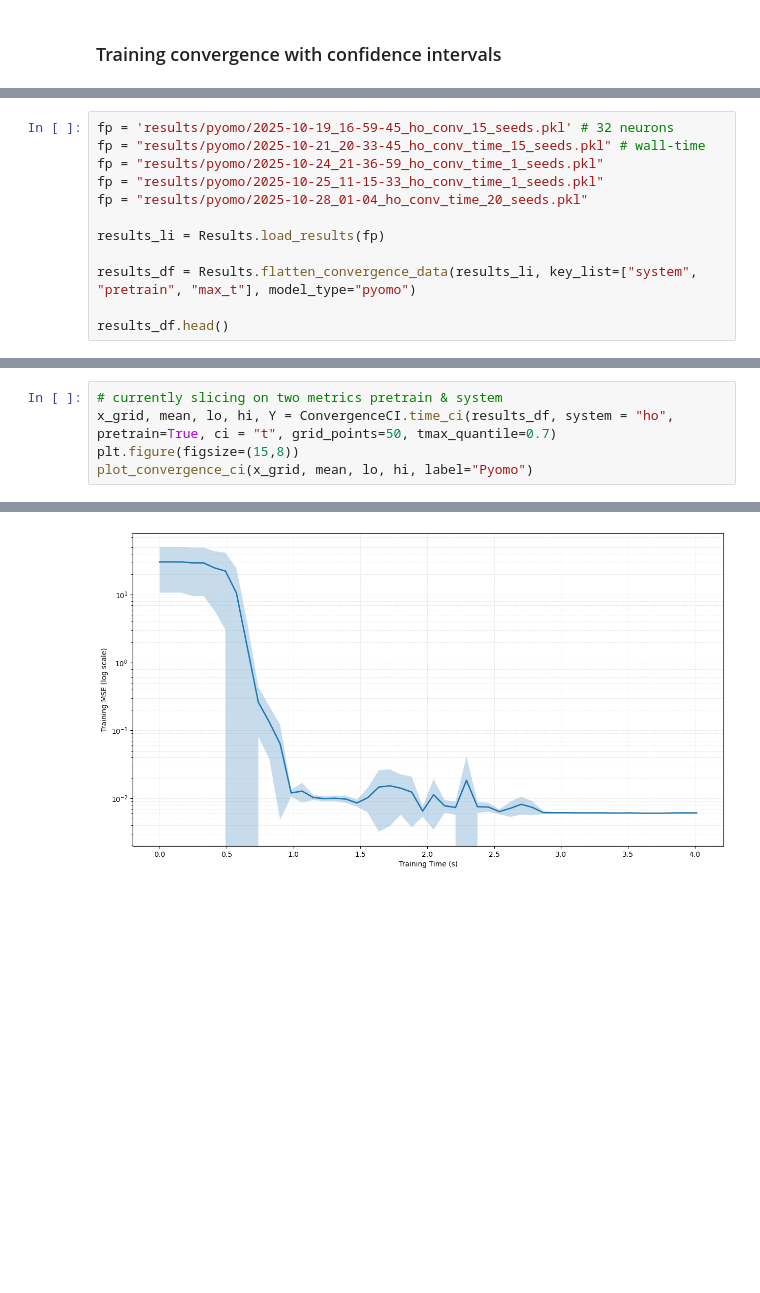
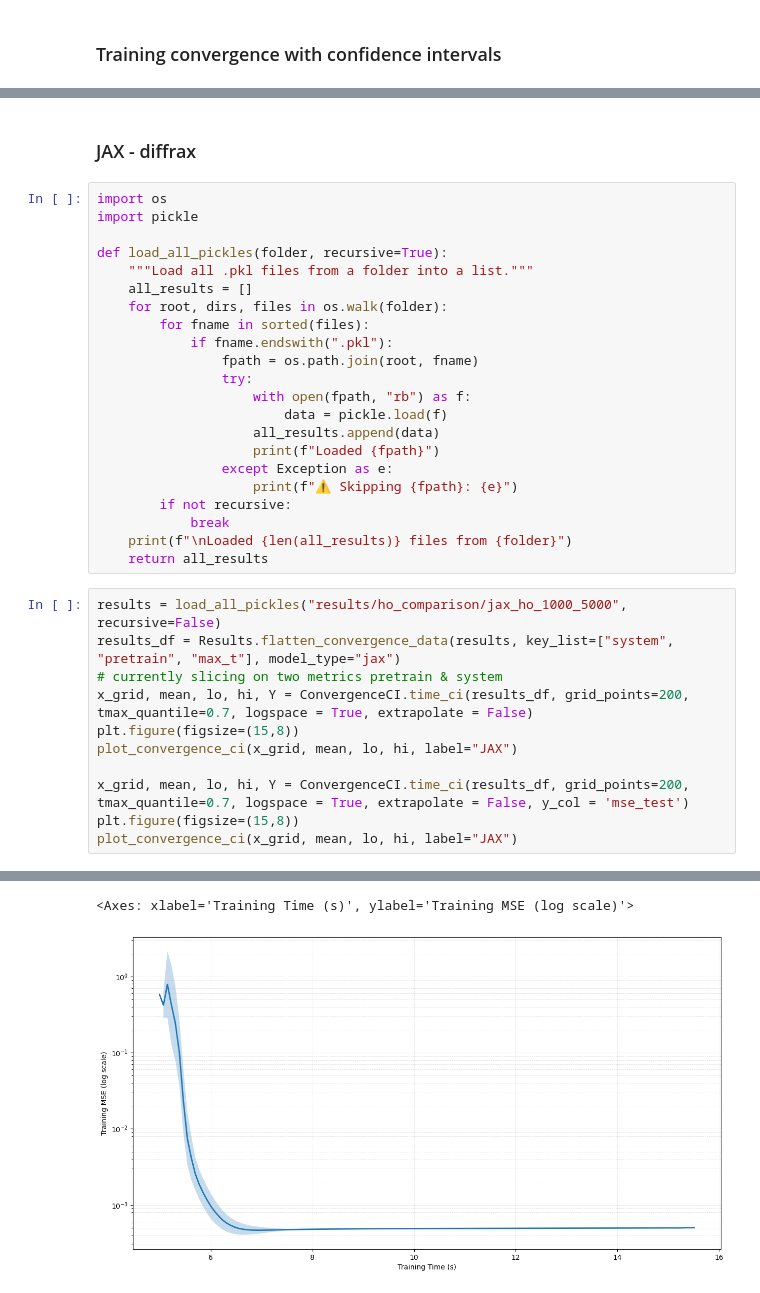
Before and after one commit to mariashapo/NODE, a Jupyter notebook: src/analysis/synthetic/training_conv_ci.ipynb, the cells around one changed output, grey strips where cells are left out. Drawn from its saved outputs; the diff is of its cells as text; blank space fills up the shorter version.

```diff
--- a/src/analysis/synthetic/training_conv_ci.ipynb
+++ b/src/analysis/synthetic/training_conv_ci.ipynb
@@ -143,12 +113,0 @@ plot_convergence_ci(x_grid, mean, lo, hi, label="Pytorch")
-# %%
-fp = 'results/pyomo/2025-10-19_16-59-45_ho_conv_15_seeds.pkl' # 32 neurons
-fp = "results/pyomo/2025-10-21_20-33-45_ho_conv_time_15_seeds.pkl" # wall-time
-fp = "results/pyomo/2025-10-24_21-36-59_ho_conv_time_1_seeds.pkl"
-fp = "results/pyomo/2025-10-25_11-15-33_ho_conv_time_1_seeds.pkl"
-fp = "results/pyomo/2025-10-28_01-04_ho_conv_time_20_seeds.pkl"
-
-results_li = Results.load_results(fp)
-
-results_df = Results.flatten_convergence_data(results_li, key_list=["system", "pretrain", "max_t"], model_type="pyomo")
-
-results_df.head()
@@ -162,6 +119,36 @@ results_df.head()
+# %% [markdown]
+### JAX - diffrax
+# %%
+import os
+import pickle
+
+def load_all_pickles(folder, recursive=True):
+    """Load all .pkl files from a folder into a list."""
+    all_results = []
+    for root, dirs, files in os.walk(folder):
+        for fname in sorted(files):
+            if fname.endswith(".pkl"):
+                fpath = os.path.join(root, fname)
+                try:
+                    with open(fpath, "rb") as f:
+                        data = pickle.load(f)
+                    all_results.append(data)
+                    print(f"Loaded {fpath}")
+                except Exception as e:
+                    print(f"⚠️ Skipping {fpath}: {e}")
+        if not recursive:
+            break
+    print(f"\nLoaded {len(all_results)} files from {folder}")
+    return all_results
 # %%
+results = load_all_pickles("results/ho_comparison/jax_ho_1000_5000", recursive=False)
+results_df = Results.flatten_convergence_data(results, key_list=["system", "pretrain", "max_t"], model_type="jax")
 # currently slicing on two metrics pretrain & system
-x_grid, mean, lo, hi, Y = ConvergenceCI.time_ci(results_df, system = "ho", pretrain=True, ci = "t", grid_points=50, tmax_quantile=0.7)
+x_grid, mean, lo, hi, Y = ConvergenceCI.time_ci(results_df, grid_points=200, tmax_quantile=0.7, logspace = True, extrapolate = False)
 plt.figure(figsize=(15,8))
-plot_convergence_ci(x_grid, mean, lo, hi, label="Pyomo")
+plot_convergence_ci(x_grid, mean, lo, hi, label="JAX")
+
+x_grid, mean, lo, hi, Y = ConvergenceCI.time_ci(results_df, grid_points=200, tmax_quantile=0.7, logspace = True, extrapolate = False, y_col = 'mse_test')
+plt.figure(figsize=(15,8))
+plot_convergence_ci(x_grid, mean, lo, hi, label="JAX")
 # %% [output]
@@ -169 +172,2 @@ plot_convergence_ci(x_grid, mean, lo, hi, label="Pyomo")
+<Axes: xlabel='Training Time (s)', ylabel='Training MSE (log scale)'>
-[figure, old version]
+[figure, new version]
```
Also changed, not shown: parts of 23 cells of this notebook, 14 other files.
